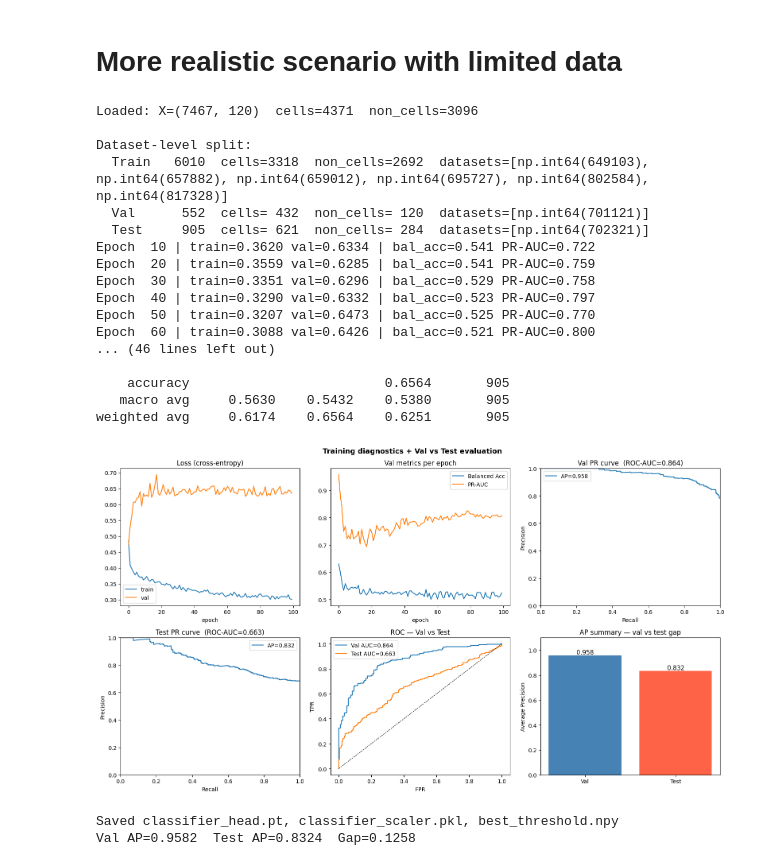
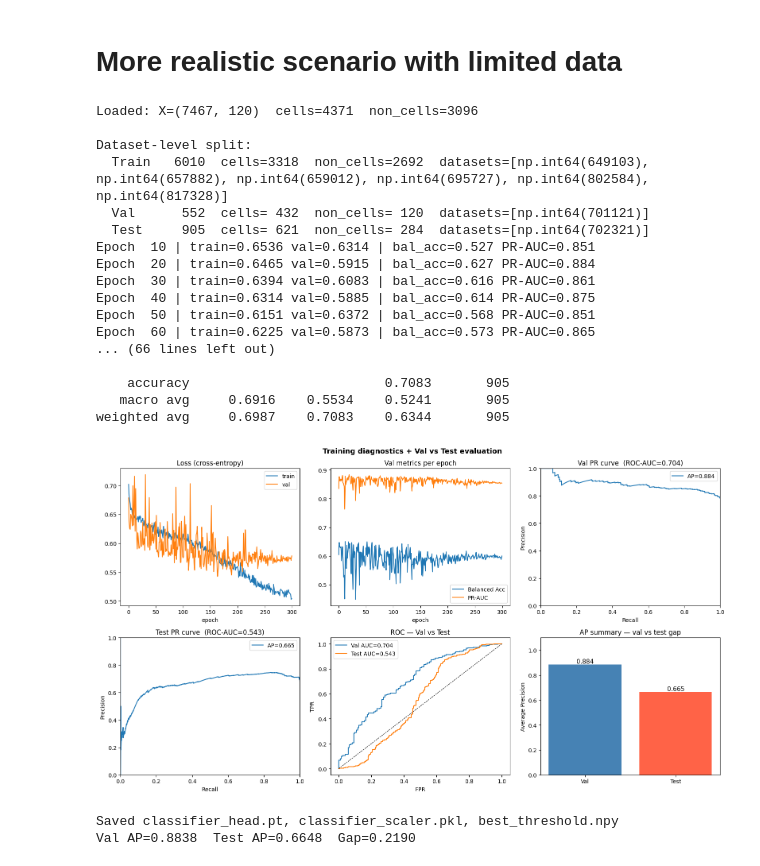
Before and after one commit to AllenNeuralDynamics/mesoscale-cell-classification-head, a Jupyter notebook: examples/new_train_classification.ipynb, the cells around one changed output. Cells and saved outputs as stored; diff of their text form; code cells hidden in the pictures.

```diff
--- a/examples/new_train_classification.ipynb
+++ b/examples/new_train_classification.ipynb
@@ -264,13 +267,21 @@ reconstruction_model = (
 # %%
 from mesoscale_cell_classification_head.spatial import greedy_cover_gpu
+from mesoscale_cell_classification_head.pipeline import _iter_cell_features
 
 # Greedy cover downsamples the positions and finds a minimum set of boxes
 # covering all positions. This includes overlap already
 
-all_features:    list[np.ndarray] = []
-all_labels:      list[np.ndarray] = []
-all_dataset_ids: list[np.ndarray] = []
-viz_samples:     list             = []   # (raw_crop, feat_vec, "cell", pos) -> cells only
+all_features = []
+all_labels = []
+all_dataset_ids = []
+viz_samples = []   # (raw_crop, feat_vec, "cell", pos) -> cells only
+
+# False  -> extract_feature_vectors_torch      -> (N, C=120)     better for MLP
+# True   -> extract_feature_vectors_torch_3d   -> (N,K,K,K,C)   better for PCA/visualisation
+USE_3D_FEATURES = False
+cfg["remove_cls_token"] = False
+cfg["remove_register_tokens"] = False
+cfg["cube_size"] = 30
 
 for ts, ts_data in training_sets_points.items():
     for dataset_id, ch_folders in ts_data["dataset_index"].items():
@@ -339,13 +350,13 @@ for ts, ts_data in training_sets_points.items():
                 reconstruction_model, device, cfg,
                 desc=f"{ts}/{dataset_id}/ch{ch_folder}({zarr_filename})",
                 val_transform=val_transform,
-                pool=False,
+                use_3d_features=USE_3D_FEATURES,
             ):
                 labels = np.array(
                     [label_lookup_ds.get(tuple(pt), -1) for pt in global_points],
                     dtype=np.int8,
                 )
-                valid    = labels >= 0
+                valid = labels >= 0
                 feats_np = feats.cpu().numpy()
 
                 if len(viz_samples) < 5:
@@ -738,6 +752,10 @@ data = np.load("classifier_features.npz")
 X_all = data["X"].astype(np.float32)
 y_all = data["y"].astype(np.int64)
 dataset_ids = data["dataset_ids"]
+
+# Reduce spatial cube (N, K, K, K, C) → (N, C) via average pool
+if X_all.ndim == 5:
+    X_all = X_all.mean(axis=(1, 2, 3))   # (N, C=120)
 
 print(f"Loaded: X={X_all.shape}  cells={(y_all==1).sum()}  non_cells={(y_all==0).sum()}")
 
@@ -807,17 +825,22 @@ in_dim = X_all.shape[1]
 # Using leaky relu and dropout 0.5 to help regularize, prevent overfitting
 # and handle died neurons
 model = nn.Sequential(
-    nn.Linear(in_dim, 128),
-    nn.BatchNorm1d(128),
+    nn.Linear(in_dim, 120),
+    nn.BatchNorm1d(120),
     nn.LeakyReLU(),
-    nn.Dropout(0.5),
+    nn.Dropout(0.1),
 
-    nn.Linear(128, 64),
+    nn.Linear(120, 64),
     nn.BatchNorm1d(64),
     nn.LeakyReLU(),
-    nn.Dropout(0.5),
+    nn.Dropout(0.1),
 
-    nn.Linear(64, 2),
+    nn.Linear(64, 32),
+    nn.BatchNorm1d(32),
+    nn.LeakyReLU(),
+    nn.Dropout(0.1),
+
+    nn.Linear(32, 2),
 ).to(device)
 
 # Note Camilo
@@ -826,7 +849,7 @@ criterion = nn.CrossEntropyLoss(label_smoothing=0.1)
 optimizer = torch.optim.AdamW(model.parameters(), lr=1e-3, weight_decay=1e-3)
 
 # Training loop
-n_epochs = 100
+n_epochs = 300
 scheduler = torch.optim.lr_scheduler.CosineAnnealingLR(optimizer, T_max=n_epochs)
 train_losses, val_losses = [], []
 val_bal_accs, val_pr_aucs = [], []
@@ -954,46 +977,46 @@ axes[1, 1].set_title("ROC — Val vs Test"); axes[1, 1].legend()
 # PR-AUC gap bar
 splits = ["Val", "Test"]
 ap_vals = [average_precision_score(val_true,  val_prob),
            average_precision_score(test_true, test_prob)]
 bar_colors = ["steelblue", "tomato"]
 axes[1, 2].bar(splits, ap_vals, color=bar_colors)
 for i, v in enumerate(ap_vals):
     axes[1, 2].text(i, v + 0.01, f"{v:.3f}", ha="center", fontsize=11)
 axes[1, 2].set_ylim(0, 1.1)
 axes[1, 2].set_title("AP summary — val vs test gap")
 axes[1, 2].set_ylabel("Average Precision")
 
 plt.tight_layout()
 plt.show()
 
 # Save
 torch.save(model.state_dict(), "classifier_head.pt")
 joblib.dump(scaler, "classifier_scaler.pkl")
 np.save("best_threshold.npy", best_thresh)
 print("\nSaved classifier_head.pt, classifier_scaler.pkl, best_threshold.npy")
 print(f"Val AP={ap_vals[0]:.4f}  Test AP={ap_vals[1]:.4f}  "
       f"Gap={ap_vals[0]-ap_vals[1]:.4f}")
 # %% [output]
 Loaded: X=(7467, 120)  cells=4371  non_cells=3096
 
 Dataset-level split:
   Train   6010  cells=3318  non_cells=2692  datasets=[np.int64(649103), np.int64(657882), np.int64(659012), np.int64(695727), np.int64(802584), np.int64(817328)]
   Val      552  cells= 432  non_cells= 120  datasets=[np.int64(701121)]
   Test     905  cells= 621  non_cells= 284  datasets=[np.int64(702321)]
-Epoch  10 | train=0.3620 val=0.6334 | bal_acc=0.541 PR-AUC=0.722
-Epoch  20 | train=0.3559 val=0.6285 | bal_acc=0.541 PR-AUC=0.759
-Epoch  30 | train=0.3351 val=0.6296 | bal_acc=0.529 PR-AUC=0.758
-Epoch  40 | train=0.3290 val=0.6332 | bal_acc=0.523 PR-AUC=0.797
-Epoch  50 | train=0.3207 val=0.6473 | bal_acc=0.525 PR-AUC=0.770
-Epoch  60 | train=0.3088 val=0.6426 | bal_acc=0.521 PR-AUC=0.800
-... (46 lines left out)
+Epoch  10 | train=0.6536 val=0.6314 | bal_acc=0.527 PR-AUC=0.851
+Epoch  20 | train=0.6465 val=0.5915 | bal_acc=0.627 PR-AUC=0.884
+Epoch  30 | train=0.6394 val=0.6083 | bal_acc=0.616 PR-AUC=0.861
+Epoch  40 | train=0.6314 val=0.5885 | bal_acc=0.614 PR-AUC=0.875
+Epoch  50 | train=0.6151 val=0.6372 | bal_acc=0.568 PR-AUC=0.851
+Epoch  60 | train=0.6225 val=0.5873 | bal_acc=0.573 PR-AUC=0.865
+... (66 lines left out)
 
-    accuracy                         0.6564       905
-   macro avg     0.5630    0.5432    0.5380       905
-weighted avg     0.6174    0.6564    0.6251       905
+    accuracy                         0.7083       905
+   macro avg     0.6916    0.5534    0.5241       905
+weighted avg     0.6987    0.7083    0.6344       905
-[figure, old version]
+[figure, new version]
 Saved classifier_head.pt, classifier_scaler.pkl, best_threshold.npy
-Val AP=0.9582  Test AP=0.8324  Gap=0.1258
+Val AP=0.8838  Test AP=0.6648  Gap=0.2190
 # %%
 # # Coodinate alignment check
 # import matplotlib.pyplot as plt
```
Also changed, not shown: parts of 5 cells of this notebook, 2 other files.
